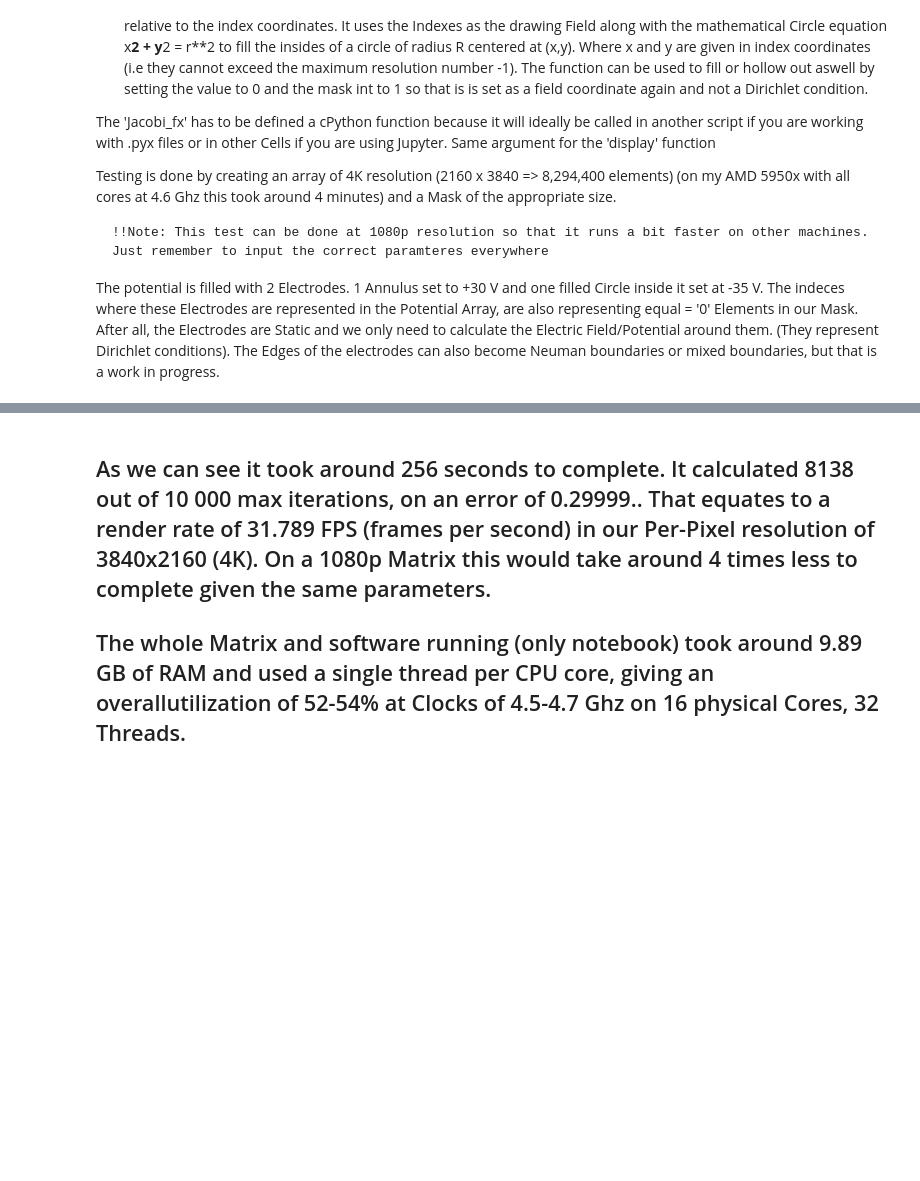
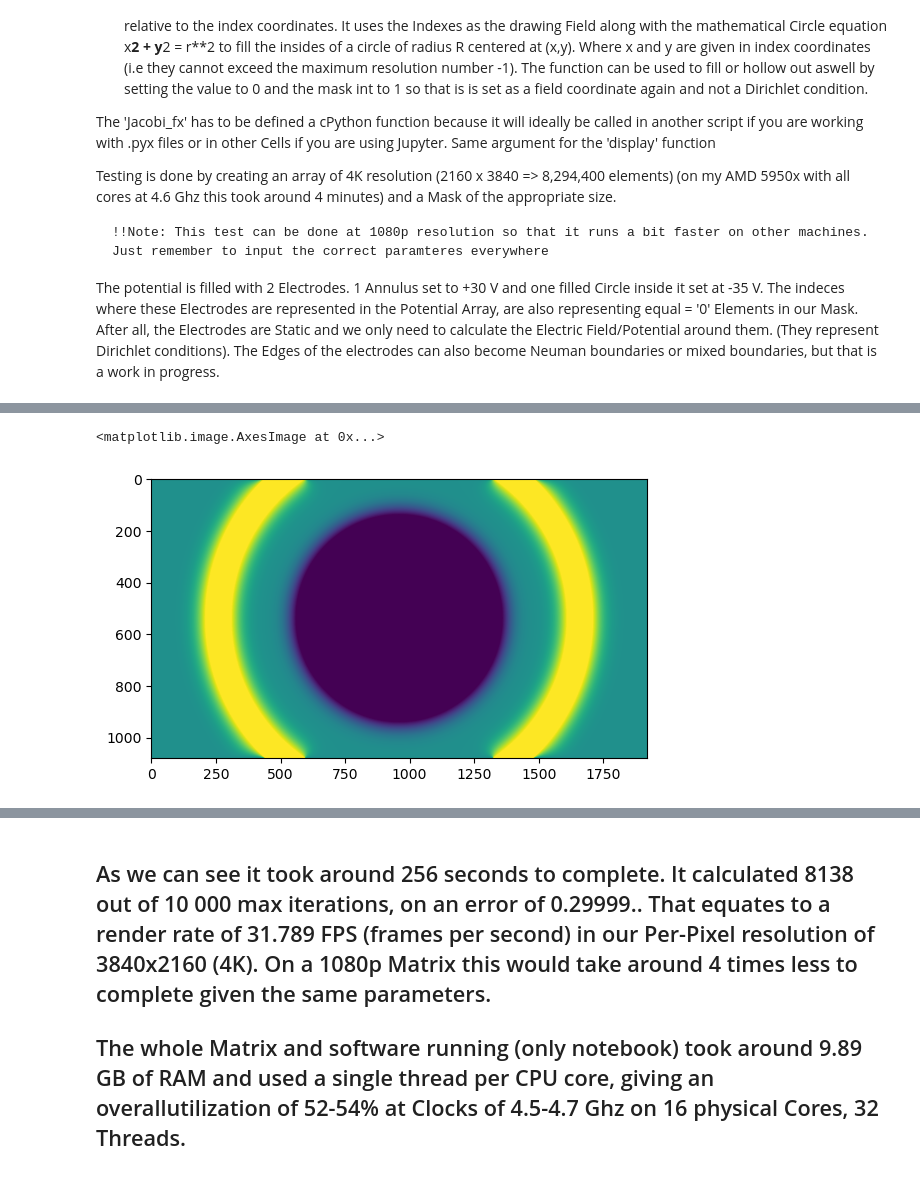
Before and after one commit to dcthecook/electrodynamics, a Jupyter notebook: CYTHON_Jacobi_Multiprocessed.ipynb, the cells around one changed output, grey strips where cells are left out. Saved outputs shown, nothing was run; the diff lists cells and outputs as text; code cells hidden in the pictures; blank space fills up the shorter version.

```diff
--- a/CYTHON_Jacobi_Multiprocessed.ipynb
+++ b/CYTHON_Jacobi_Multiprocessed.ipynb
@@ -212,0 +263,5 @@ plt.show()
+# %%
+plt.imshow(kkk)
+# %% [output]
+<matplotlib.image.AxesImage at 0x...>
+[figure, added]
```
Also changed, not shown: parts of 57 cells of this notebook.
